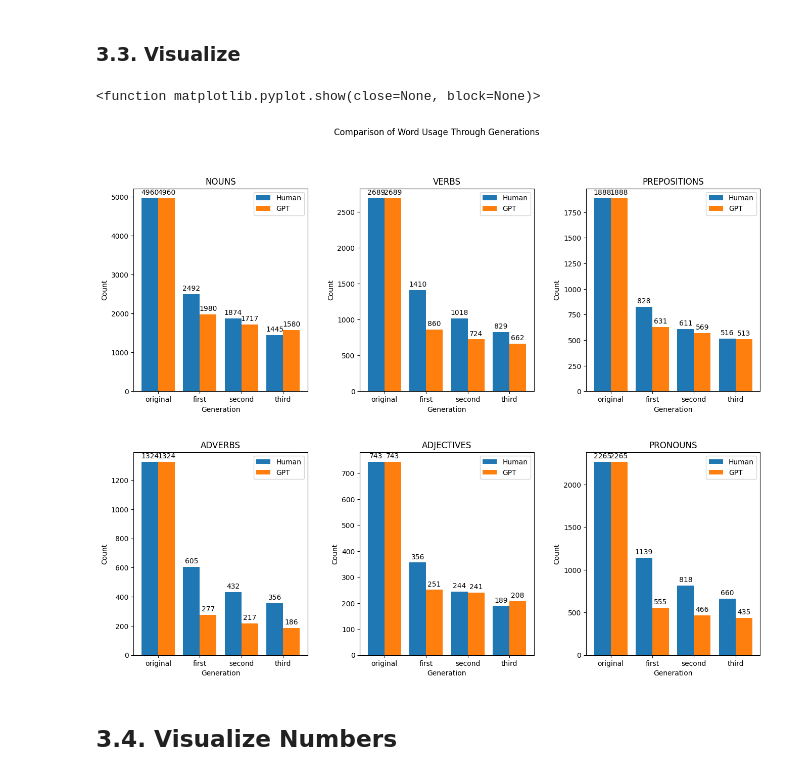
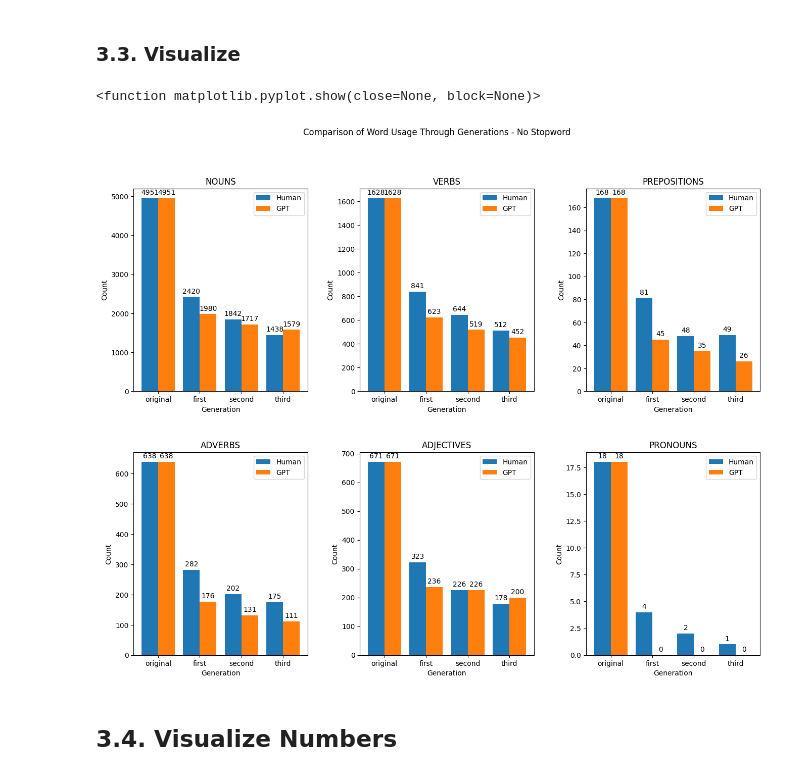
Before and after one commit to egeotenen/GPT-Retelling, a Jupyter notebook: Part_of_speech_tagging-nostopwords.ipynb, the cells around one changed output. Drawn from its saved outputs; the diff is of its cells as text; code cells hidden in the pictures.

```diff
--- a/Part_of_speech_tagging-nostopwords.ipynb
+++ b/Part_of_speech_tagging-nostopwords.ipynb
@@ -659,7 +582,7 @@ This time all taggings are summed together regardless of their story
 # %%
 def small_post_tagger(dataframe):
     from nltk.tokenize import word_tokenize, sent_tokenize
-   # stop_words = set(stopwords.words('english'))
+    stop_words = set(stopwords.words('english'))
 
     story_part_tags = []
     punc = '''!()-[]{};:'"\,<>./?@#$%^&*_~'''
@@ -675,15 +598,20 @@ def small_post_tagger(dataframe):
             # Word tokenizers is used to find the words
             # and punctuation in a string
             wordsList = nltk.word_tokenize(i)
-
-            # removing stop words from wordList
-            wordsList = [w for w in wordsList] #if not w in stop_words]
-
-            #  Using a Tagger. Which is part-of-speech
-            # tagger or POS-tagger.
             tagged = nltk.pos_tag(wordsList)
 
-            story_part_tags.append(tagged)
+            to_remove = set()
+            for i in range(len(tagged)):
+                word = tagged[i][0]
+                if word.lower() in stop_words:
+                    to_remove.add(i)
+                else:
+                    pass
+
+                new_tagged = [tagged[i] for i in range(len(tagged)) if i not in to_remove]
+
+
+            story_part_tags.append(new_tagged)
     return story_part_tags
 # %%
 # Tag small
@@ -891,10 +846,10 @@ pivot
 # %%
-pivot['VERBS'] = pivot['VB'] + pivot['VBN'] + pivot['VBG']+pivot['VBZ'] + pivot['VBP'] +pivot['VBD']
+pivot['VERBS'] = pivot['VB'] + pivot['VBN'] + pivot['VBG']+pivot['VBZ'] + pivot['VBD']
 pivot['NOUNS'] = pivot['NN'] + pivot['NNS'] + pivot['NNP']#+ pivot['NNPS']
 pivot['ADJECTIVES'] = pivot['JJ'] + pivot['JJS'] + pivot['JJR']
-pivot['ADVERBS'] = pivot['RB'] + pivot['RBR'] + pivot['WRB']
-pivot['PRONOUN'] = pivot['PRP'] + pivot['PRP$'] + pivot['WP']+pivot['WP$']
+pivot['ADVERBS'] = pivot['RB'] + pivot['RBR']
+pivot['PRONOUN'] = pivot['PRP'] +pivot['WP$']
 pivot['PREPOSITION'] = pivot['IN']
-pivot['CONJUNCTIONS_DETERMINERS_PREPOSITIONS'] =pivot['DT'] + pivot['IN'] + pivot['UH']+pivot['TO']+pivot['WDT']+pivot['EX']
+pivot['CONJUNCTIONS_DETERMINERS_PREPOSITIONS'] =pivot['DT'] + pivot['IN'] + pivot['UH']
 # %%
-pivot_short = pivot[['VERBS','NOUNS','ADJECTIVES','ADVERBS','PRONOUN','PREPOSITION','CONJUNCTIONS_DETERMINERS_PREPOSITIONS','NUMBERS']].reset_index()
+pivot_short = pivot[['VERBS','NOUNS','ADJECTIVES','ADVERBS','PRONOUN','PREPOSITION','CONJUNCTIONS_DETERMINERS_PREPOSITIONS']].reset_index()
@@ -932,9 +860,9 @@ GPT
 GPT = GPT.set_index(['index']).reindex(["origin","gpt1","gpt2","gpt3"]).reset_index()
 # %%
 Human.columns =['GENERATION', 'VERBS', 'NOUNS', 'ADJECTIVES', 'ADVERBS', 'PRONOUN','PREPOSITION',
-       'CONJUNCTIONS_DETERMINERS_PREPOSITIONS','NUMBERS']
+       'CONJUNCTIONS_DETERMINERS_PREPOSITIONS']
 GPT.columns =['GENERATION', 'VERBS', 'NOUNS', 'ADJECTIVES', 'ADVERBS', 'PRONOUN','PREPOSITION',
-       'CONJUNCTIONS_DETERMINERS_PREPOSITIONS','NUMBERS']
+       'CONJUNCTIONS_DETERMINERS_PREPOSITIONS']
 # %% [markdown]
 ### 3.3. Visualize
 # %%
@@ -1076,7 +1004,7 @@ autolabel(rects2)
 fig.set_size_inches(16, 12)
 
 plt.subplots_adjust(wspace=0.3, hspace=0.3)
-fig.suptitle('Comparison of Word Usage Through Generations')
+fig.suptitle('Comparison of Word Usage Through Generations - No Stopword')
 
 # prepositions
 x = ['original', 'first','second','third']
@@ -1122,34 +1050,34 @@ bar_width = 0.40
 
 # Create the bar plot
 rects1 = axs[1,2].bar(x, y1, bar_width, label='Human')
 rects2 = axs[1,2].bar([i + bar_width for i in range(len(x))], y2, bar_width, label='GPT')
 
 # Add labels and a legend
 axs[1,2].set_xlabel('Generation')
 axs[1,2].set_ylabel('Count')
 axs[1,2].set_title('PRONOUNS')
 axs[1,2].set_xticks([i + bar_width/2 for i in range(len(x))])
 axs[1,2].set_xticklabels(x)
 axs[1,2].legend()
 
 # Add text on top of each bar
 def autolabel(rects):
     for rect in rects:
         height = rect.get_height()
         axs[1,2].annotate('{}'.format(height),
                     xy=(rect.get_x() + rect.get_width() / 2, height),
                     xytext=(0, 3),  # 3 points vertical offset
                     textcoords="offset points",
                     ha='center', va='bottom')
 
 autolabel(rects1)
 autolabel(rects2)
 
 # Show the plot
 plt.show
 # %% [output]
 <function matplotlib.pyplot.show(close=None, block=None)>
-[figure, old version]
+[figure, new version]
 # %% [markdown]
 ## 3.4. Visualize Numbers
 # %%
```
Also changed, not shown: parts of 30 cells of this notebook, 7 other files.
